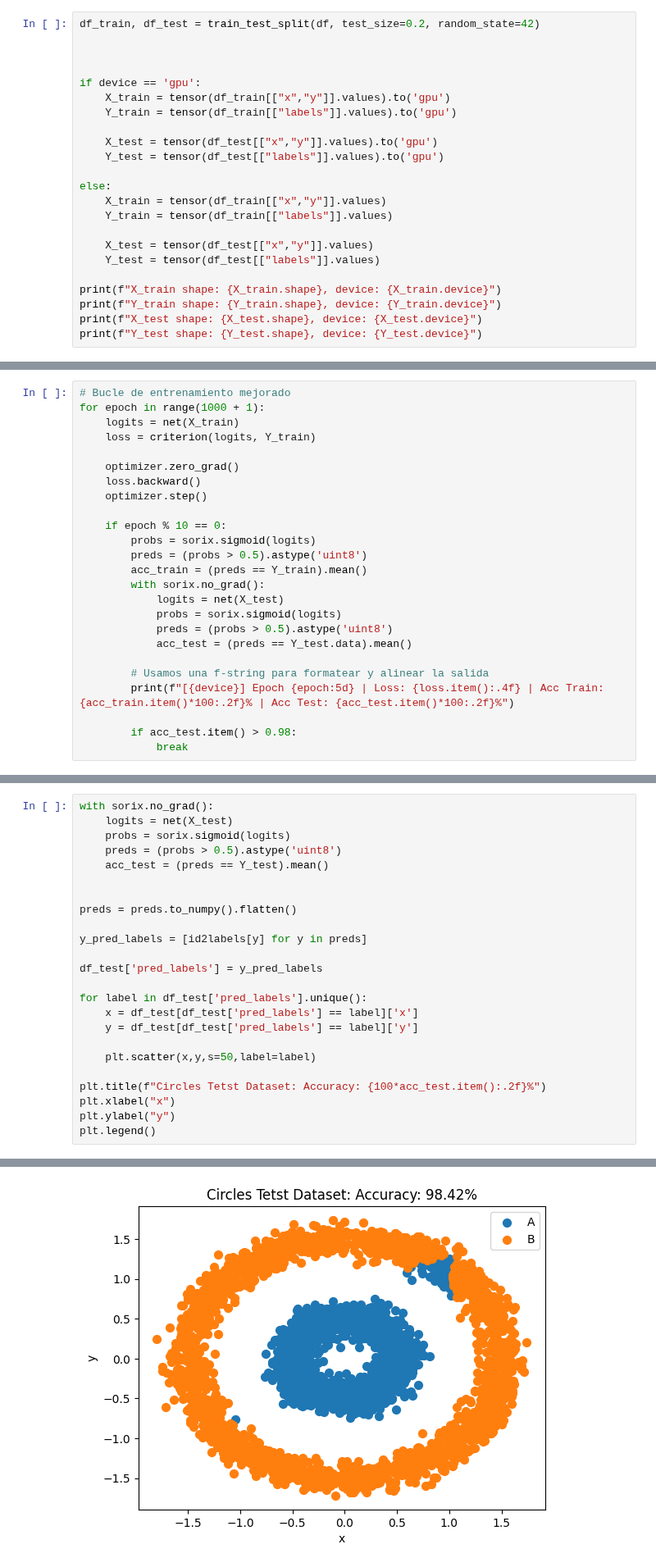
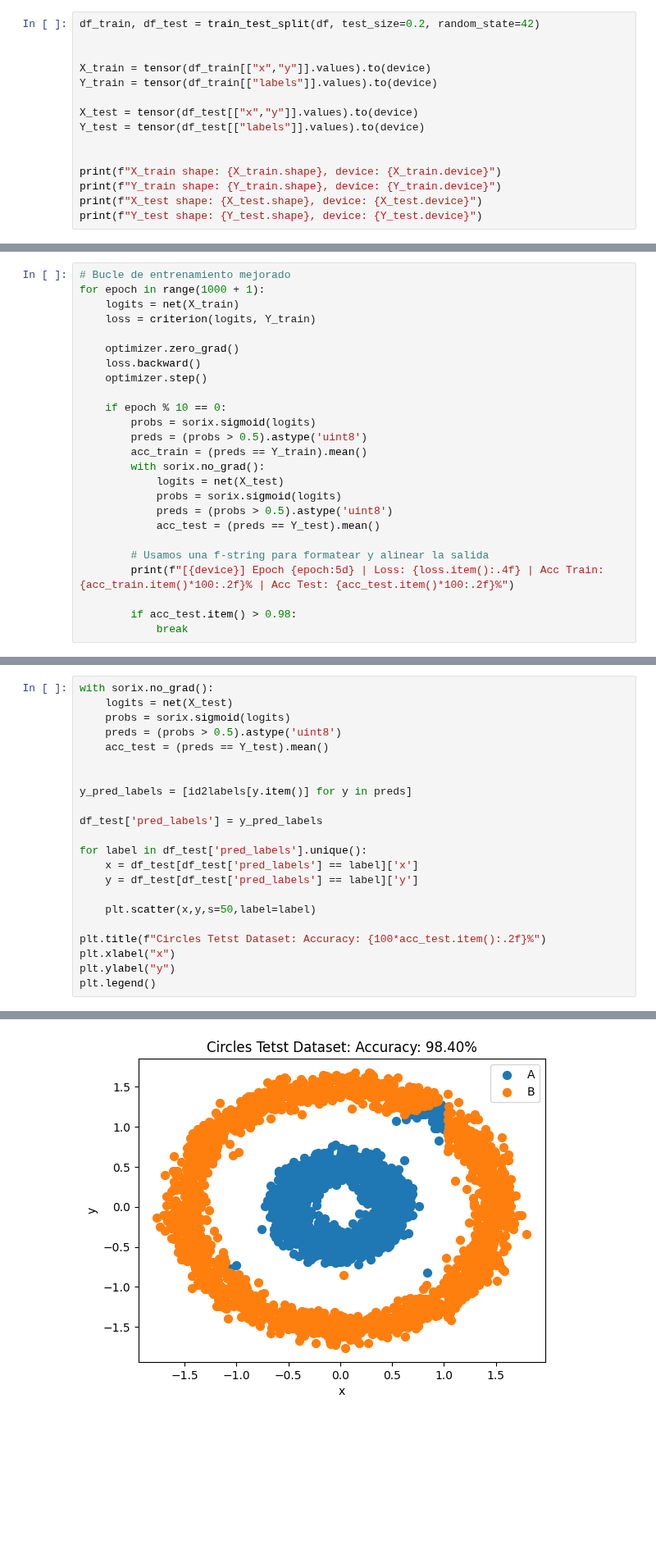
Before and after one commit to Mitchell-Mirano/sorix, a Jupyter notebook: examples/nn/2.1-classification-binary.ipynb, the cells around one changed output, grey strips where cells are left out. Shown at 82% size. Saved outputs shown, nothing was run; the diff lists cells and outputs as text; blank space fills up the shorter version.

```diff
--- a/examples/nn/2.1-classification-binary.ipynb
+++ b/examples/nn/2.1-classification-binary.ipynb
@@ -86,20 +86,12 @@ df.head()
 df_train, df_test = train_test_split(df, test_size=0.2, random_state=42)
 
 
+X_train = tensor(df_train[["x","y"]].values).to(device)
+Y_train = tensor(df_train[["labels"]].values).to(device)
 
-if device == 'gpu':
-    X_train = tensor(df_train[["x","y"]].values).to('gpu')
-    Y_train = tensor(df_train[["labels"]].values).to('gpu')
+X_test = tensor(df_test[["x","y"]].values).to(device)
+Y_test = tensor(df_test[["labels"]].values).to(device)
 
-    X_test = tensor(df_test[["x","y"]].values).to('gpu')
-    Y_test = tensor(df_test[["labels"]].values).to('gpu')
-
-else:
-    X_train = tensor(df_train[["x","y"]].values)
-    Y_train = tensor(df_train[["labels"]].values)
-
-    X_test = tensor(df_test[["x","y"]].values)
-    Y_test = tensor(df_test[["labels"]].values)
 
 print(f"X_train shape: {X_train.shape}, device: {X_train.device}")
 print(f"Y_train shape: {Y_train.shape}, device: {Y_train.device}")
@@ -177,7 +167,7 @@ for epoch in range(1000 + 1):
             logits = net(X_test)
             probs = sorix.sigmoid(logits)
             preds = (probs > 0.5).astype('uint8')
-            acc_test = (preds == Y_test.data).mean()
+            acc_test = (preds == Y_test).mean()
 
         # Usamos una f-string para formatear y alinear la salida
         print(f"[{device}] Epoch {epoch:5d} | Loss: {loss.item():.4f} | Acc Train: {acc_train.item()*100:.2f}% | Acc Test: {acc_test.item()*100:.2f}%")
@@ -204,28 +194,26 @@ for epoch in range(1000 + 1):
 # %%
 with sorix.no_grad():
     logits = net(X_test)
     probs = sorix.sigmoid(logits)
     preds = (probs > 0.5).astype('uint8')
     acc_test = (preds == Y_test).mean()
 
 
-preds = preds.to_numpy().flatten()
-
-y_pred_labels = [id2labels[y] for y in preds]
+y_pred_labels = [id2labels[y.item()] for y in preds]
 
 df_test['pred_labels'] = y_pred_labels
 
 for label in df_test['pred_labels'].unique():
     x = df_test[df_test['pred_labels'] == label]['x']
     y = df_test[df_test['pred_labels'] == label]['y']
 
     plt.scatter(x,y,s=50,label=label)
 
 plt.title(f"Circles Tetst Dataset: Accuracy: {100*acc_test.item():.2f}%")
 plt.xlabel("x")
 plt.ylabel("y")
 plt.legend()
 # %% [output]
 <matplotlib.legend.Legend at 0x...>
-[figure, old version]
+[figure, new version]
 # %%
```
Also changed, not shown: parts of 9 cells of this notebook, 7 other files.
